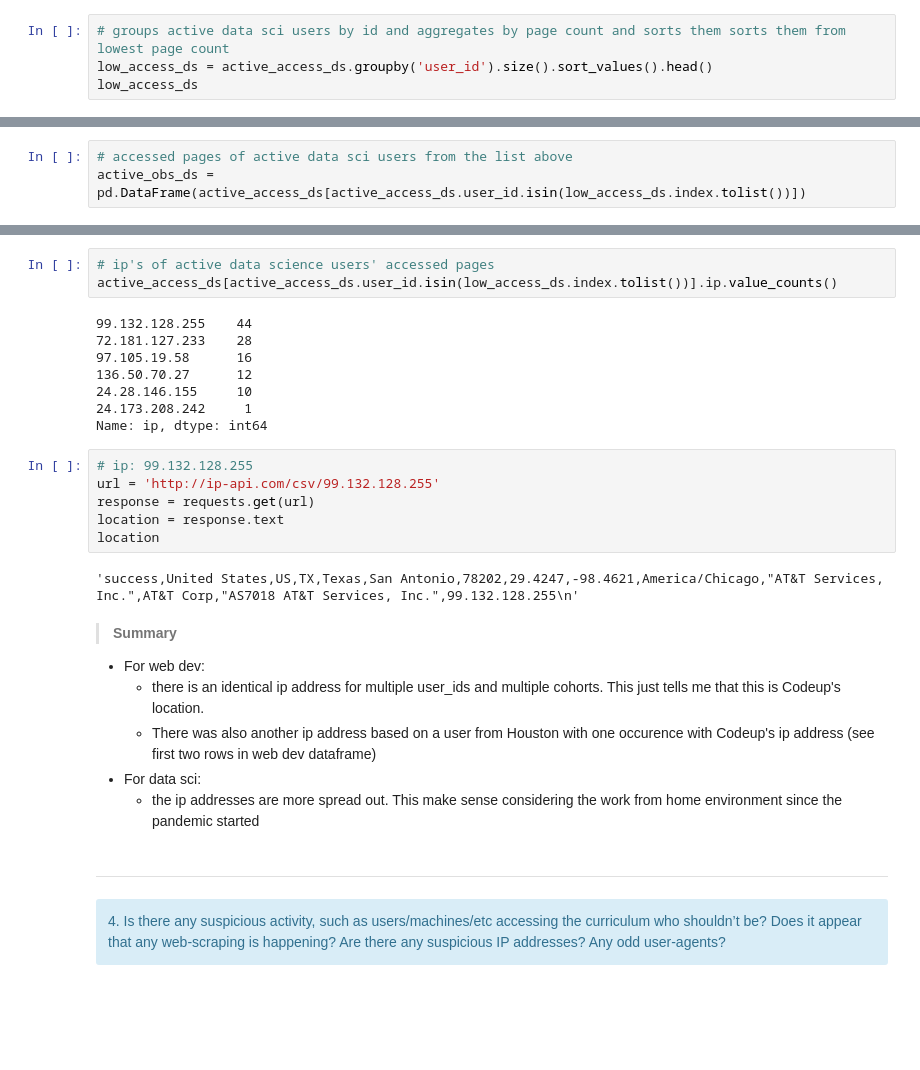
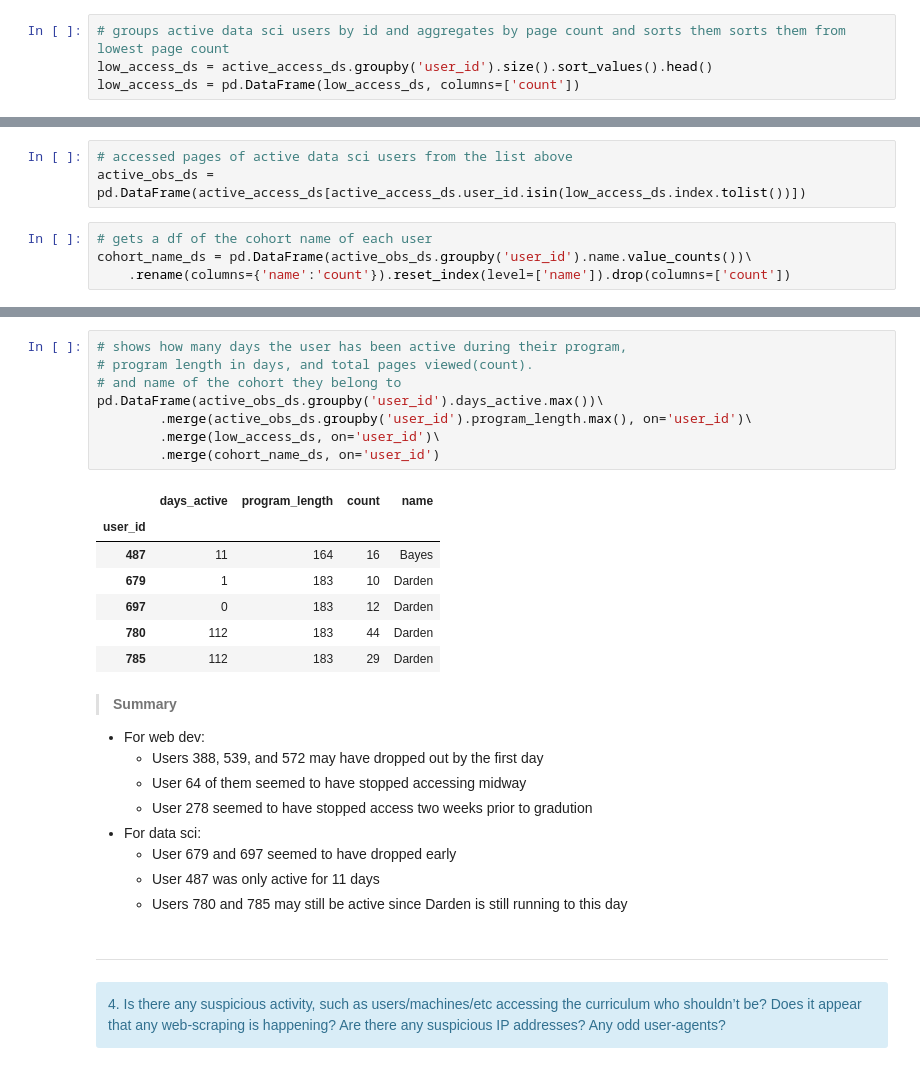
Before and after one commit to Brandon-Martinez27/anomaly_detection_project, a Jupyter notebook: curriculum_access_logs_workbook.ipynb, the cells around one changed output, grey strips where cells are left out. Saved outputs shown, nothing was run; the diff lists cells and outputs as text; blank space fills up the shorter version.

```diff
--- a/curriculum_access_logs_workbook.ipynb
+++ b/curriculum_access_logs_workbook.ipynb
@@ -404,4 +374,4 @@ location
 # %%
 # groups active data sci users by id and aggregates by page count and sorts them sorts them from lowest page count
 low_access_ds = active_access_ds.groupby('user_id').size().sort_values().head()
-low_access_ds
+low_access_ds = pd.DataFrame(low_access_ds, columns=['count'])
@@ -416,5 +378,9 @@ dtype: int64
 # %%
 # accessed pages of active data sci users from the list above
 active_obs_ds = pd.DataFrame(active_access_ds[active_access_ds.user_id.isin(low_access_ds.index.tolist())])
+# %%
+# gets a df of the cohort name of each user
+cohort_name_ds = pd.DataFrame(active_obs_ds.groupby('user_id').name.value_counts())\
+    .rename(columns={'name':'count'}).reset_index(level=['name']).drop(columns=['count'])
 # %%
 # shows how many days the user has been active based on latest access
@@ -448,29 +388,29 @@ active_access_ds[active_access_ds.user_id.isin(low_access_ds.index.tolist())]
-# %%
-# ip's of active data science users' accessed pages
-active_access_ds[active_access_ds.user_id.isin(low_access_ds.index.tolist())].ip.value_counts()
-# %% [output]
-99.132.128.255    44
-72.181.127.233    28
-97.105.19.58      16
-136.50.70.27      12
-24.28.146.155     10
-24.173.208.242     1
-Name: ip, dtype: int64
-# %%
-# ip: 99.132.128.255
-url = 'http://ip-api.com/csv/99.132.128.255'
-response = requests.get(url)
-location = response.text
-location
-# %% [output]
-'success,United States,US,TX,Texas,San Antonio,78202,29.4247,-98.4621,America/Chicago,"AT&T Services, Inc.",AT&T Corp,"AS7018 AT&T Services, Inc.",99.132.128.255\n'
-# %% [markdown]
->**Summary**
-- For web dev:
-    - there is an identical ip address for multiple user_ids and multiple cohorts. This just tells me that this is Codeup's location.
-    - There was also another ip address based on a user from Houston with one occurence with Codeup's ip address (see first two rows in web dev dataframe)
-- For data sci:
-    - the ip addresses are more spread out. This make sense considering the work from home environment since the pandemic started
+# %%
+# shows how many days the user has been active during their program,
+# program length in days, and total pages viewed(count).
+# and name of the cohort they belong to
+pd.DataFrame(active_obs_ds.groupby('user_id').days_active.max())\
+        .merge(active_obs_ds.groupby('user_id').program_length.max(), on='user_id')\
+        .merge(low_access_ds, on='user_id')\
+        .merge(cohort_name_ds, on='user_id')
+# %% [output]
+|  | days_active | program_length | count | name |
+| user_id |  |  |  |  |
+| 487 | 11 | 164 | 16 | Bayes |
+| 679 | 1 | 183 | 10 | Darden |
+| 697 | 0 | 183 | 12 | Darden |
+| 780 | 112 | 183 | 44 | Darden |
+| 785 | 112 | 183 | 29 | Darden |
+# %% [markdown]
+>**Summary**
+- For web dev:
+    - Users 388, 539, and 572 may have dropped out by the first day
+    - User 64 of them seemed to have stopped accessing midway
+    - User 278 seemed to have stopped access two weeks prior to gradution
+- For data sci:
+    - User 679 and 697 seemed to have dropped early
+    - User 487 was only active for 11 days
+    - Users 780 and 785 may still be active since Darden is still running to this day
 # %% [markdown]
 ---
 <div class="alert alert-block alert-info">4. Is there any suspicious activity, such as users/machines/etc accessing the curriculum who shouldn’t be? Does it appear that any web-scraping is happening? Are there any suspicious IP addresses? Any odd user-agents?</div>
```
Also changed, not shown: parts of 26 cells of this notebook, 1 other file.
